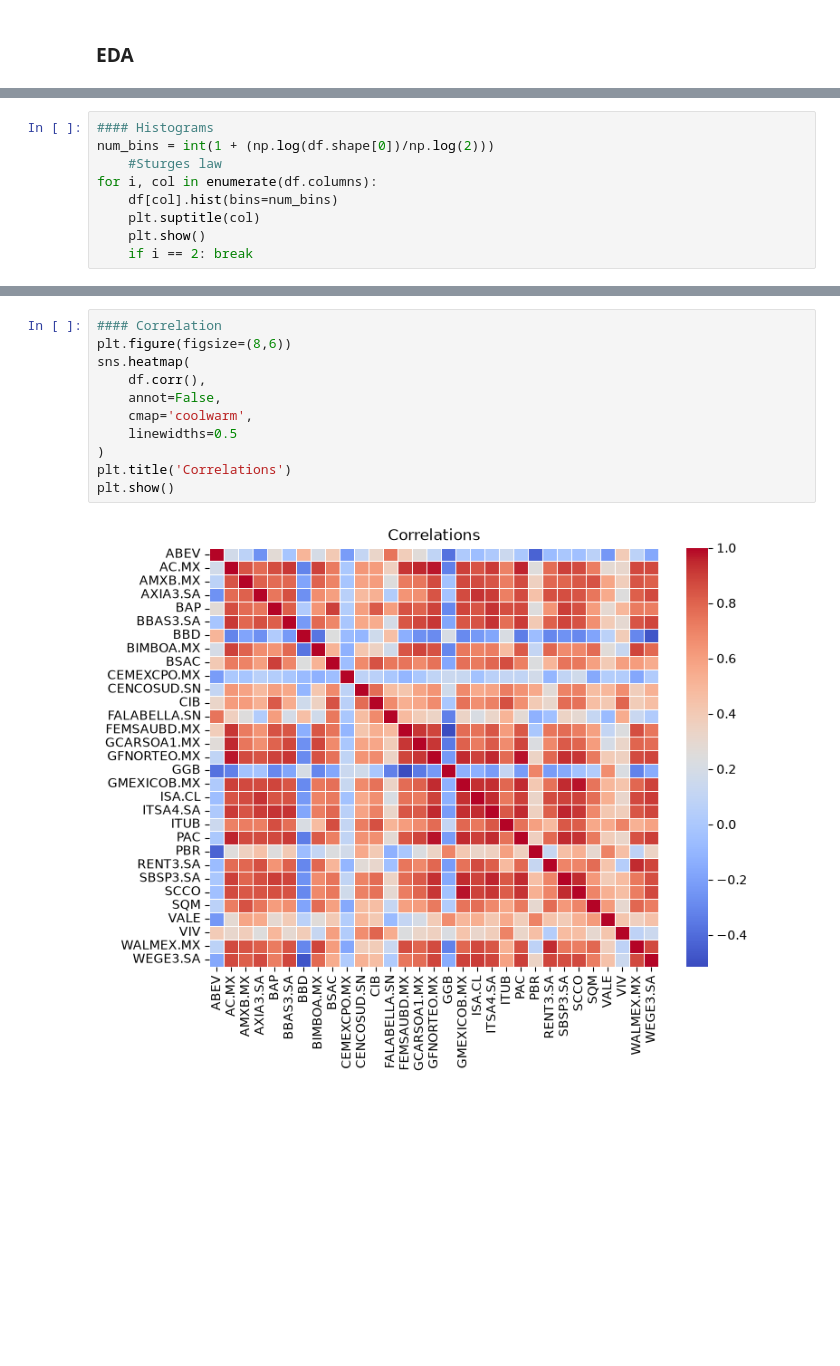
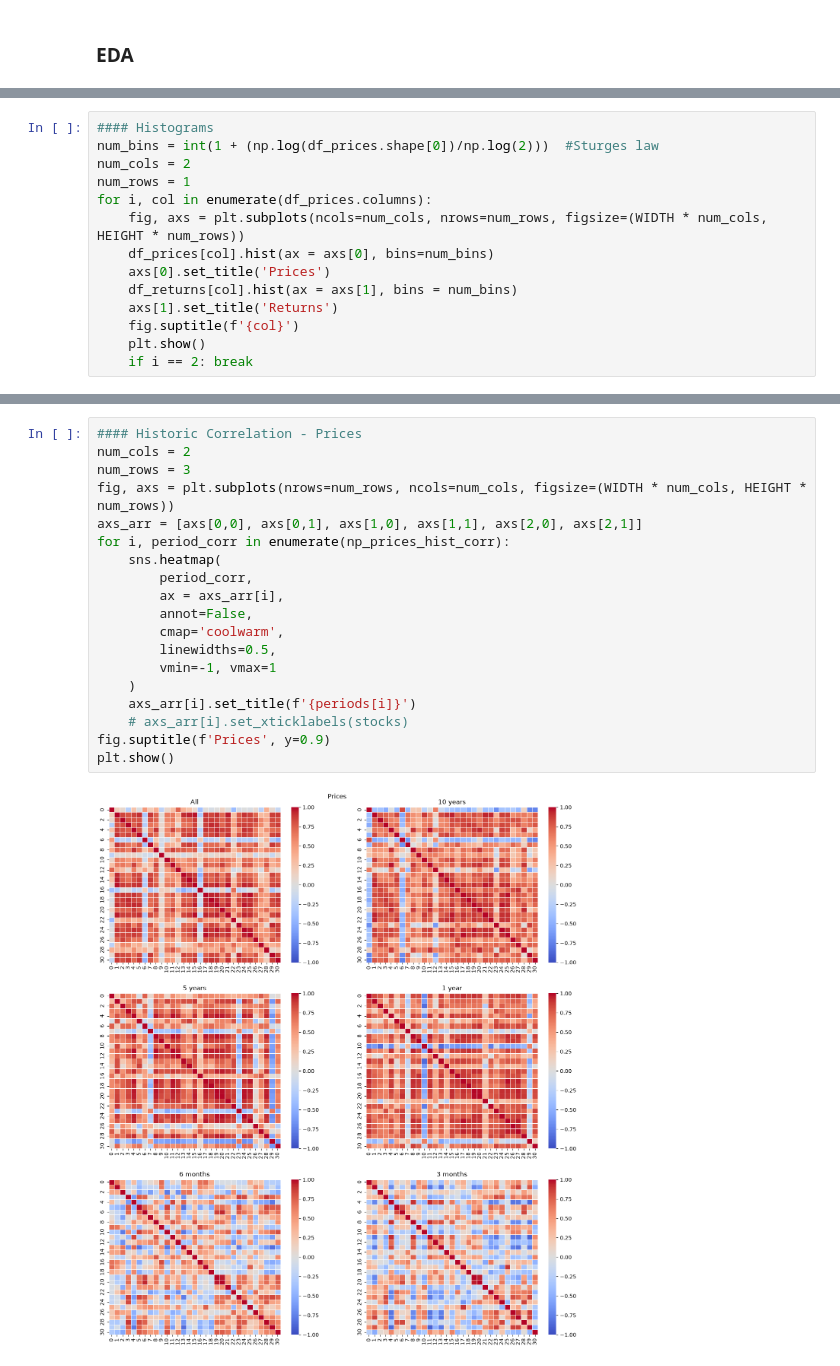
Before and after one commit to jp21bp/DS_Proyectos, a Jupyter notebook: 2_OptimizacionPortafolio/eda.ipynb, the cells around one changed output, grey strips where cells are left out. Cells and saved outputs as stored; diff of their text form; blank space fills up the shorter version.

```diff
--- a/2_OptimizacionPortafolio/eda.ipynb
+++ b/2_OptimizacionPortafolio/eda.ipynb
@@ -49,10 +86,15 @@ df_stats.loc[['current','mean','std']].T.sort_values(by='current', ascending=Fal
 # %%
 #### Histograms
-num_bins = int(1 + (np.log(df.shape[0])/np.log(2)))
-    #Sturges law
-for i, col in enumerate(df.columns):
-    df[col].hist(bins=num_bins)
-    plt.suptitle(col)
+num_bins = int(1 + (np.log(df_prices.shape[0])/np.log(2)))  #Sturges law
+num_cols = 2
+num_rows = 1
+for i, col in enumerate(df_prices.columns):
+    fig, axs = plt.subplots(ncols=num_cols, nrows=num_rows, figsize=(WIDTH * num_cols, HEIGHT * num_rows))
+    df_prices[col].hist(ax = axs[0], bins=num_bins)
+    axs[0].set_title('Prices')
+    df_returns[col].hist(ax = axs[1], bins = num_bins)
+    axs[1].set_title('Returns')
+    fig.suptitle(f'{col}')
     plt.show()
     if i == 2: break
 # %% [output]
@@ -62,13 +140,21 @@ for i, col in enumerate(df.columns):
 # %%
-#### Correlation
-plt.figure(figsize=(8,6))
-sns.heatmap(
-    df.corr(),
-    annot=False,
-    cmap='coolwarm',
-    linewidths=0.5
-)
-plt.title('Correlations')
+#### Historic Correlation - Prices
+num_cols = 2
+num_rows = 3
+fig, axs = plt.subplots(nrows=num_rows, ncols=num_cols, figsize=(WIDTH * num_cols, HEIGHT * num_rows))
+axs_arr = [axs[0,0], axs[0,1], axs[1,0], axs[1,1], axs[2,0], axs[2,1]]
+for i, period_corr in enumerate(np_prices_hist_corr):
+    sns.heatmap(
+        period_corr,
+        ax = axs_arr[i],
+        annot=False,
+        cmap='coolwarm',
+        linewidths=0.5,
+        vmin=-1, vmax=1
+    )
+    axs_arr[i].set_title(f'{periods[i]}')
+    # axs_arr[i].set_xticklabels(stocks)
+fig.suptitle(f'Prices', y=0.9)
 plt.show()
 # %% [output]
-[figure, old version]
+[figure, new version]
```
Also changed, not shown: parts of 9 cells of this notebook, 6 other files.
